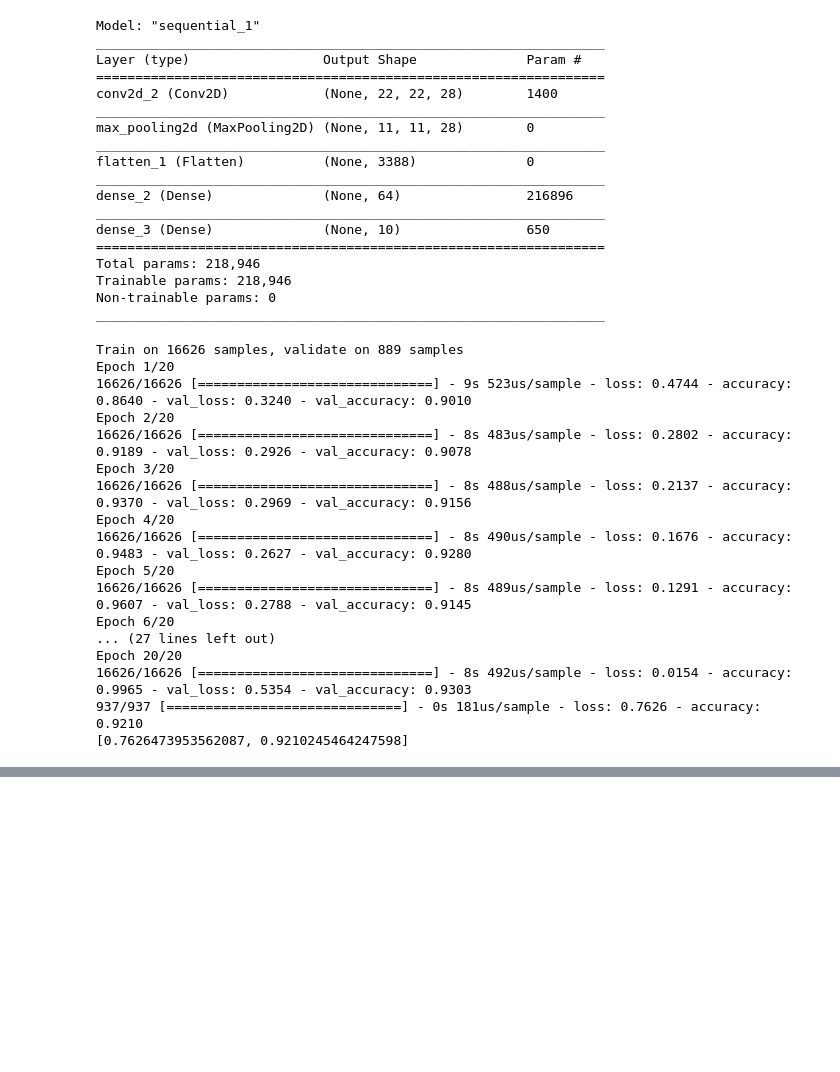
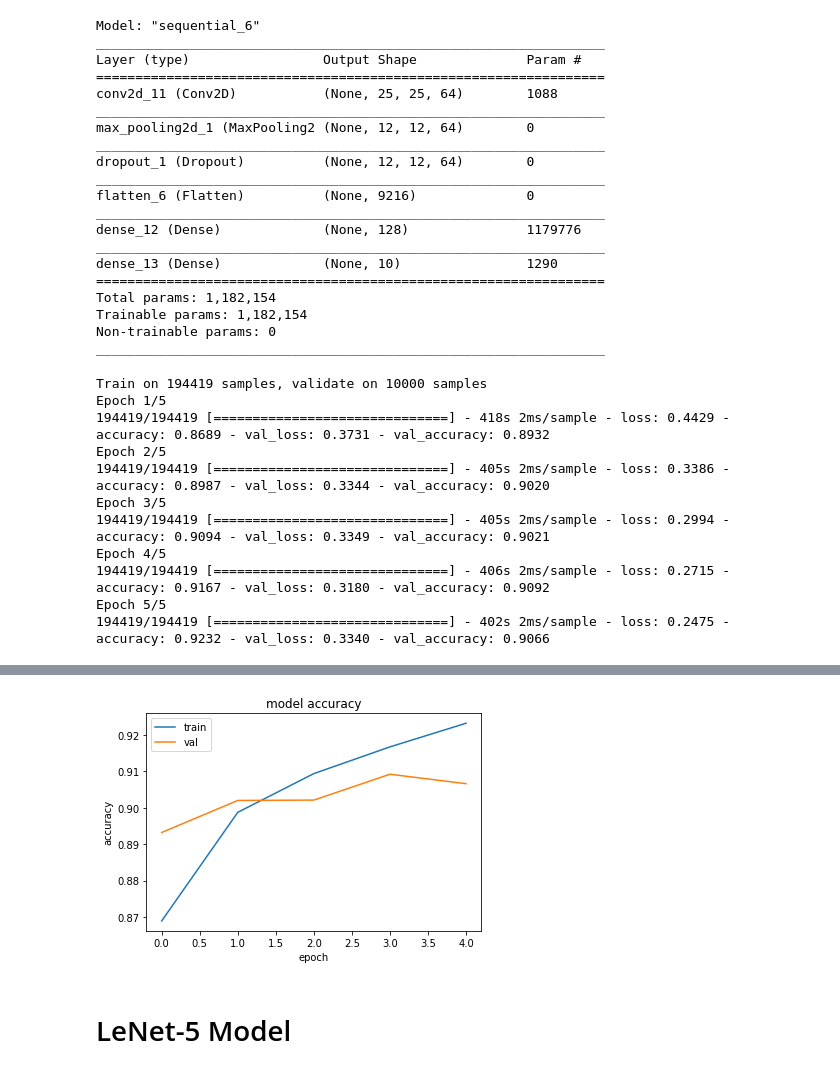
Before and after one commit to creeston/ML_2, a Jupyter notebook: Lab 3.ipynb, the cells around one changed output, grey strips where cells are left out. Saved outputs shown, nothing was run; the diff lists cells and outputs as text; code cells hidden in the pictures; blank space fills up the shorter version.

```diff
--- a/Lab 3.ipynb
+++ b/Lab 3.ipynb
@@ -141,53 +116,53 @@ Epoch 20/20
 from tensorflow.keras.layers import MaxPooling2D
 
 model = Sequential([
-    Conv2D(28, (7, 7), input_shape=(28, 28, 1,)),
+    Conv2D(64, (4, 4), input_shape=(28, 28, 1,)),
     MaxPooling2D((2, 2)),
+    Dropout(0.2),
     Flatten(),
-    Dense(64, activation="relu"),
+    Dense(128, activation="relu"),
     Dense(num_classes, activation="softmax")
 ])
 
-model.compile(optimizer="rmsprop", loss='sparse_categorical_crossentropy', metrics=['accuracy'])
+model.compile(optimizer="adam", loss='sparse_categorical_crossentropy', metrics=['accuracy'])
 model.summary()
 # %% [output]
-Model: "sequential_1"
+Model: "sequential_6"
 _________________________________________________________________
 Layer (type)                 Output Shape              Param #
 =================================================================
-conv2d_2 (Conv2D)            (None, 22, 22, 28)        1400
+conv2d_11 (Conv2D)           (None, 25, 25, 64)        1088
 _________________________________________________________________
-max_pooling2d (MaxPooling2D) (None, 11, 11, 28)        0
+max_pooling2d_1 (MaxPooling2 (None, 12, 12, 64)        0
 _________________________________________________________________
-flatten_1 (Flatten)          (None, 3388)              0
+dropout_1 (Dropout)          (None, 12, 12, 64)        0
 _________________________________________________________________
-dense_2 (Dense)              (None, 64)                216896
+flatten_6 (Flatten)          (None, 9216)              0
 _________________________________________________________________
-dense_3 (Dense)              (None, 10)                650
+dense_12 (Dense)             (None, 128)               1179776
+_________________________________________________________________
+dense_13 (Dense)             (None, 10)                1290
 =================================================================
-Total params: 218,946
-Trainable params: 218,946
+Total params: 1,182,154
+Trainable params: 1,182,154
 Non-trainable params: 0
 _________________________________________________________________
 # %%
-history = model.fit(train_x, train_y, epochs=20, batch_size=32, validation_data=(val_x, val_y))
-second_score = model.evaluate(test_x, test_y)
-print(second_score)
+history = model.fit(train_x, train_y, epochs=5, batch_size=32, validation_data=(val_x, val_y))
 # %% [output]
-Train on 16626 samples, validate on 889 samples
-Epoch 1/20
-16626/16626 [==============================] - 9s 523us/sample - loss: 0.4744 - accuracy: 0.8640 - val_loss: 0.3240 - val_accuracy: 0.9010
-Epoch 2/20
-16626/16626 [==============================] - 8s 483us/sample - loss: 0.2802 - accuracy: 0.9189 - val_loss: 0.2926 - val_accuracy: 0.9078
-Epoch 3/20
-16626/16626 [==============================] - 8s 488us/sample - loss: 0.2137 - accuracy: 0.9370 - val_loss: 0.2969 - val_accuracy: 0.9156
-Epoch 4/20
-16626/16626 [==============================] - 8s 490us/sample - loss: 0.1676 - accuracy: 0.9483 - val_loss: 0.2627 - val_accuracy: 0.9280
-Epoch 5/20
-16626/16626 [==============================] - 8s 489us/sample - loss: 0.1291 - accuracy: 0.9607 - val_loss: 0.2788 - val_accuracy: 0.9145
-Epoch 6/20
-... (27 lines left out)
-Epoch 20/20
-16626/16626 [==============================] - 8s 492us/sample - loss: 0.0154 - accuracy: 0.9965 - val_loss: 0.5354 - val_accuracy: 0.9303
-937/937 [==============================] - 0s 181us/sample - loss: 0.7626 - accuracy: 0.9210
-[0.7626473953562087, 0.9210245464247598]
+Train on 194419 samples, validate on 10000 samples
+Epoch 1/5
+194419/194419 [==============================] - 418s 2ms/sample - loss: 0.4429 - accuracy: 0.8689 - val_loss: 0.3731 - val_accuracy: 0.8932
+Epoch 2/5
+194419/194419 [==============================] - 405s 2ms/sample - loss: 0.3386 - accuracy: 0.8987 - val_loss: 0.3344 - val_accuracy: 0.9020
+Epoch 3/5
+194419/194419 [==============================] - 405s 2ms/sample - loss: 0.2994 - accuracy: 0.9094 - val_loss: 0.3349 - val_accuracy: 0.9021
+Epoch 4/5
+194419/194419 [==============================] - 406s 2ms/sample - loss: 0.2715 - accuracy: 0.9167 - val_loss: 0.3180 - val_accuracy: 0.9092
+Epoch 5/5
+194419/194419 [==============================] - 402s 2ms/sample - loss: 0.2475 - accuracy: 0.9232 - val_loss: 0.3340 - val_accuracy: 0.9066
+# %%
+second_score = model.evaluate(test_x, test_y)
+print(second_score)
+plot_history(history)
+# %% [output]
@@ -194,3 +171,6 @@ Epoch 20/20
+[figure, added]
+# %% [markdown]
+# LeNet-5 Model
 # %%
 from tensorflow.keras.layers import AveragePooling2D
 
```
Also changed, not shown: parts of 16 cells of this notebook, 2 other files.
